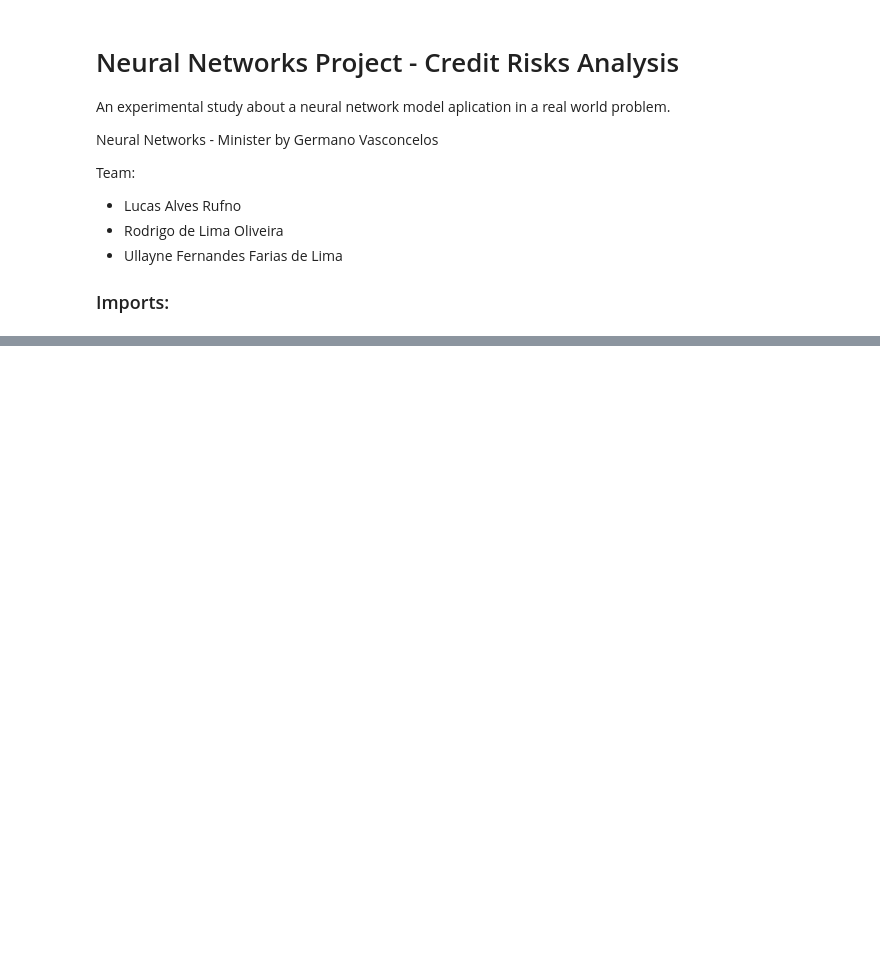
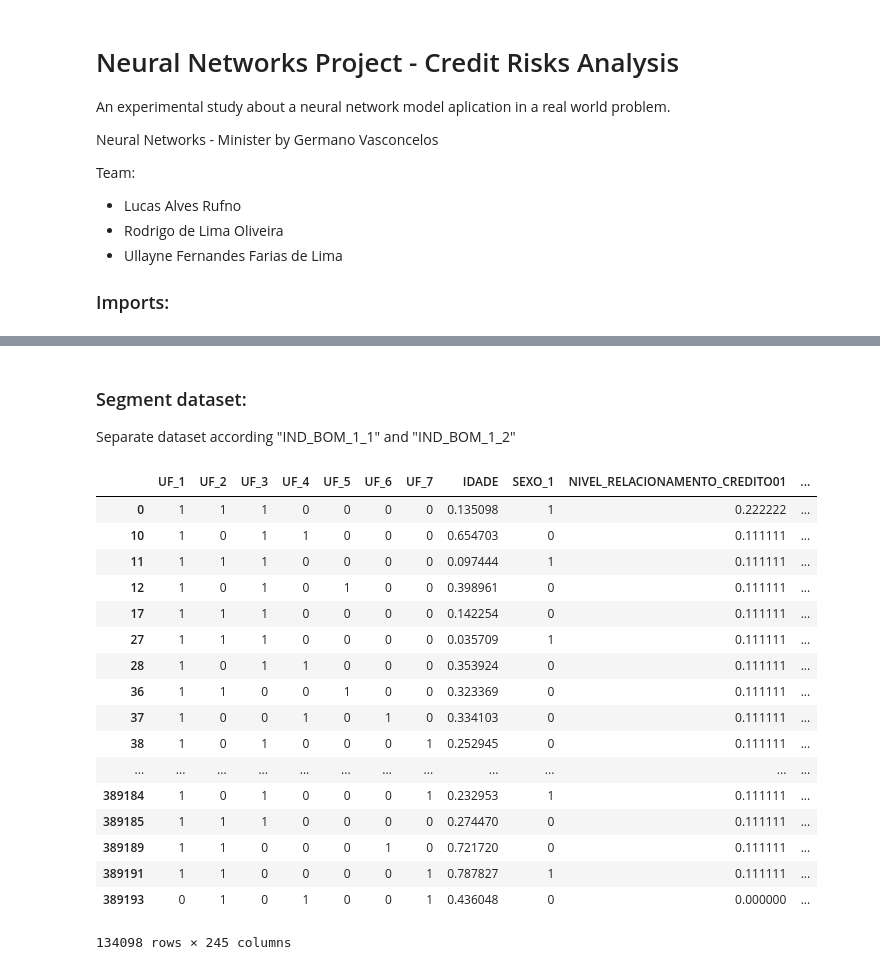
Before and after one commit to Lucas-Rufino/Neural-Networks-Project, a Jupyter notebook: preprocess.ipynb, the cells around one changed output, grey strips where cells are left out. Cells and saved outputs as stored; diff of their text form; code cells hidden in the pictures; blank space fills up the shorter version.

Commit message:
First steps for data view and segmentation

```diff
--- a/preprocess.ipynb
+++ b/preprocess.ipynb
@@ -42,0 +39,3 @@ MemoryError:
+# %%
+ds = ds.drop('INDEX', axis=1)
+ds[:10]
@@ -42,0 +55,24 @@ MemoryError:
+# %% [markdown]
+### Segment dataset:
+Separate dataset according "IND_BOM_1_1" and "IND_BOM_1_2"
+# %%
+ds[ds['IND_BOM_1_1'] == 0]
+# %% [output]
+|  | UF_1 | UF_2 | UF_3 | UF_4 | UF_5 | UF_6 | UF_7 | IDADE | SEXO_1 | NIVEL_RELACIONAMENTO_CREDITO01 | ... |
+| 0 | 1 | 1 | 1 | 0 | 0 | 0 | 0 | 0.135098 | 1 | 0.222222 | ... |
+| 10 | 1 | 0 | 1 | 1 | 0 | 0 | 0 | 0.654703 | 0 | 0.111111 | ... |
+| 11 | 1 | 1 | 1 | 0 | 0 | 0 | 0 | 0.097444 | 1 | 0.111111 | ... |
+| 12 | 1 | 0 | 1 | 0 | 1 | 0 | 0 | 0.398961 | 0 | 0.111111 | ... |
+| 17 | 1 | 1 | 1 | 0 | 0 | 0 | 0 | 0.142254 | 0 | 0.111111 | ... |
+| 27 | 1 | 1 | 1 | 0 | 0 | 0 | 0 | 0.035709 | 1 | 0.111111 | ... |
+| 28 | 1 | 0 | 1 | 1 | 0 | 0 | 0 | 0.353924 | 0 | 0.111111 | ... |
+| 36 | 1 | 1 | 0 | 0 | 1 | 0 | 0 | 0.323369 | 0 | 0.111111 | ... |
+| 37 | 1 | 0 | 0 | 1 | 0 | 1 | 0 | 0.334103 | 0 | 0.111111 | ... |
+| 38 | 1 | 0 | 1 | 0 | 0 | 0 | 1 | 0.252945 | 0 | 0.111111 | ... |
+| ... | ... | ... | ... | ... | ... | ... | ... | ... | ... | ... | ... |
+| 389184 | 1 | 0 | 1 | 0 | 0 | 0 | 1 | 0.232953 | 1 | 0.111111 | ... |
+| 389185 | 1 | 1 | 1 | 0 | 0 | 0 | 0 | 0.274470 | 0 | 0.111111 | ... |
+| 389189 | 1 | 1 | 0 | 0 | 0 | 1 | 0 | 0.721720 | 0 | 0.111111 | ... |
+| 389191 | 1 | 1 | 0 | 0 | 0 | 0 | 1 | 0.787827 | 1 | 0.111111 | ... |
+| 389193 | 0 | 1 | 0 | 1 | 0 | 0 | 1 | 0.436048 | 0 | 0.000000 | ... |
+134098 rows × 245 columns
```
Also changed, not shown: parts of 7 cells of this notebook.
